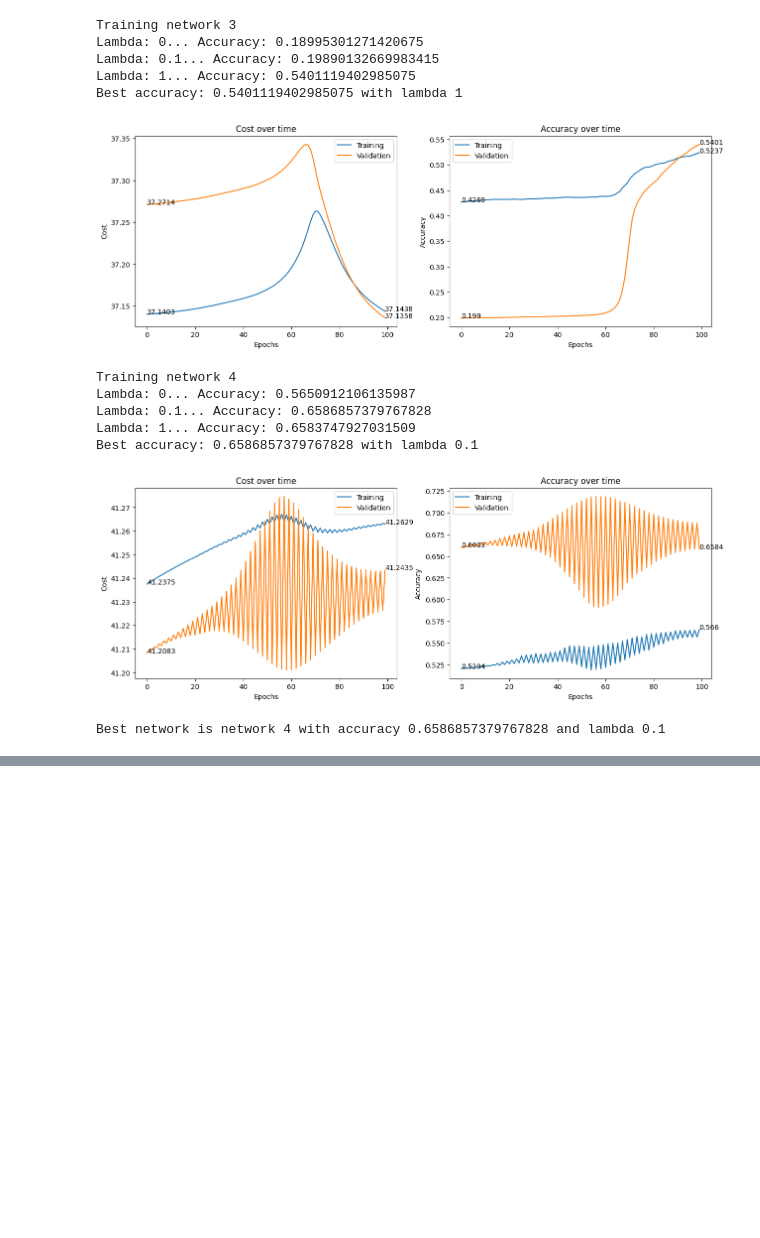
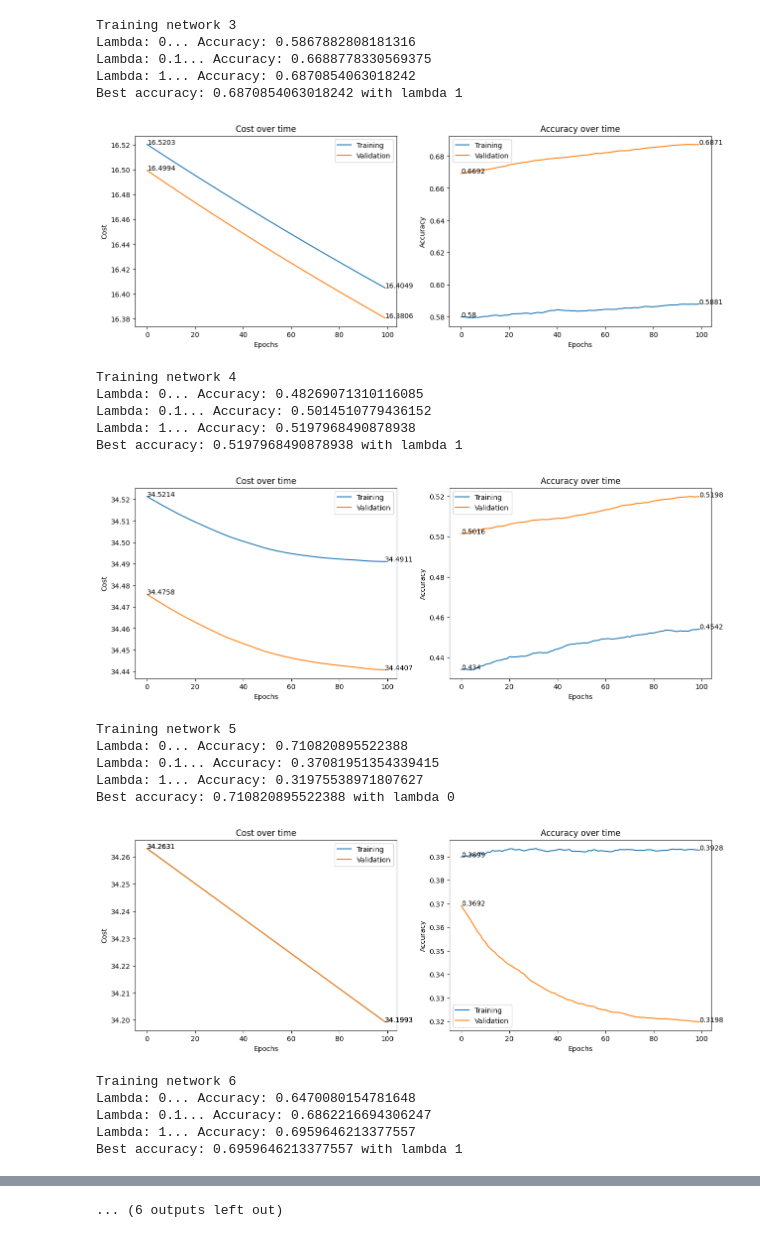
Before and after one commit to Gaurang-1402/Machine-Learning-final-project, a Jupyter notebook: remi/NeuralNetwork.ipynb, the cells around one changed output, grey strips where cells are left out. Saved outputs shown, nothing was run; the diff lists cells and outputs as text; code cells hidden in the pictures; blank space fills up the shorter version.

Commit message:
Modified neural net code slightly and set final input transformations

```diff
--- a/remi/NeuralNetwork.ipynb
+++ b/remi/NeuralNetwork.ipynb
@@ -47,10 +47,18 @@ class ActivationReLU:
 
     def f_prime(self, x):
         return np.where(x > 0, 1, 0)
+
+class ActivationTanh:
+    def f(self, x):
+        return np.tanh(x)
+
+    def f_prime(self, x):
+        return 1 - np.tanh(x) ** 2
 # %%
 class NeuralNetwork:
-    def __init__(self, layers):
+    def __init__(self, layers, learningRate):
         self.layers = layers
+        self.learningRate = learningRate
         self.cost_over_time_training = None
         self.accuracy_over_time_training = None
         self.cost_over_time_validation = None
@@ -86,7 +94,7 @@ class NeuralNetwork:
         y_vals = np.argmax(y, axis=1)
         return np.mean(predictions == y_vals)
 
-    def train(self, X, y, learningRate, epochs, lam, X_val=None, y_val=None):
+    def train(self, X, y, epochs, lam, X_val=None, y_val=None):
         self.cost_over_time_training = []
         self.accuracy_over_time_training = []
         if X_val is not None and y_val is not None:
@@ -95,7 +103,7 @@ class NeuralNetwork:
         for _ in range(epochs):
             self.forward(X)
             self.backward(y)
-            self.update(learningRate, lam)
+            self.update(self.learningRate, lam)
             self.cost_over_time_training.append(self.cost(y, lam))
             self.accuracy_over_time_training.append(self.accuracy(X, y))
             if X_val is not None and y_val is not None:
@@ -176,7 +184,7 @@ class NeuralNetwork:
             print("Bias:\n", layer.b)
             print()
 # %%
-def BuildNetwork(structure, activation_function, initialization=np.zeros):
+def BuildNetwork(structure, activation_function, initialization=np.zeros, learning_rate=0.1):
     layers = []
     for i in range(len(structure)-2):
         layers.append(HiddenLayer(
@@ -190,7 +198,7 @@ def BuildNetwork(structure, activation_function, initialization=np.zeros):
         activation_function
     ))
 
-    return NeuralNetwork(layers)
+    return NeuralNetwork(layers, learning_rate)
 
 def ZerosInitialization(m, n):
     return np.zeros((m, n))
@@ -294,12 +266,12 @@ y_val: (28944, 3)
 # %%
-def TrainNetworks(networks, learning_rate, epochs, lams=[0, 0.0001, 0.001, 0.01, 0.1, 1, 10, 100, 1000, 10000]):
+def TrainNetworks(networks, epochs, lams=[0, 0.0001, 0.001, 0.01, 0.1, 1, 10, 100, 1000, 10000]):
     network_best_accuracy = [0 for _ in networks]
     network_best_lambda = [0 for _ in networks]
     for i, network in enumerate(networks):
         print("Training network", i+1)
         for lam in lams:
             print("Lambda:", lam, end="... ")
-            network.train(X_train, y_train, learning_rate, epochs, lam, X_val, y_val)
+            network.train(X_train, y_train, epochs, lam, X_val, y_val)
             acc = network.accuracy(X_val, y_val)
             print("Accuracy:", acc)
             if acc > network_best_accuracy[i]:
@@ -312,12 +284,16 @@ def TrainNetworks(networks, learning_rate, epochs, lams=[0, 0.0001, 0.001, 0.01,
     print("Best network is network", best_network_index+1, "with accuracy", network_best_accuracy[best_network_index], "and lambda", network_best_lambda[best_network_index])
     return networks[best_network_index]
 # %%
-network = TrainNetworks([
-    BuildNetwork([42, 30, 3], ActivationReLU(), NormalInitialization),
-    BuildNetwork([42, 30, 15, 3], ActivationReLU(), NormalInitialization),
-    BuildNetwork([42, 30, 15, 15, 3], ActivationReLU(), NormalInitialization),
-    BuildNetwork([42, 30, 15, 15, 15, 3], ActivationReLU(), NormalInitialization),
-], 0.00001, 100
-, lams=[0, 0.1, 1])
+layers = [[42, 30, 3], [42, 30, 15, 15, 3], [42, 30, 15, 15, 15, 3], [42, 30, 15, 15, 15, 15, 3]]
+activations = [ActivationReLU(), ActivationSigmoid(), ActivationTanh()]
+initializations = [NormalInitialization]
+
+networks = []
+for layer in layers:
+    for activation in activations:
+        for initialization in initializations:
+            networks.append(BuildNetwork(layer, activation, initialization, 0.00001))
+
+network = TrainNetworks(networks, 100, lams=[0, 0.1, 1])
 # %% [output]
 Training network 1
@@ -335,13 +311,23 @@ Best accuracy: 0.6316680486456606 with lambda 1
 Training network 3
-Lambda: 0... Accuracy: 0.18995301271420675
-Lambda: 0.1... Accuracy: 0.19890132669983415
-Lambda: 1... Accuracy: 0.5401119402985075
-Best accuracy: 0.5401119402985075 with lambda 1
+Lambda: 0... Accuracy: 0.5867882808181316
+Lambda: 0.1... Accuracy: 0.6688778330569375
+Lambda: 1... Accuracy: 0.6870854063018242
+Best accuracy: 0.6870854063018242 with lambda 1
-[figure, old version]
+[figure, new version]
 Training network 4
-Lambda: 0... Accuracy: 0.5650912106135987
-Lambda: 0.1... Accuracy: 0.6586857379767828
-Lambda: 1... Accuracy: 0.6583747927031509
-Best accuracy: 0.6586857379767828 with lambda 0.1
+Lambda: 0... Accuracy: 0.48269071310116085
+Lambda: 0.1... Accuracy: 0.5014510779436152
+Lambda: 1... Accuracy: 0.5197968490878938
+Best accuracy: 0.5197968490878938 with lambda 1
-[figure, old version]
+[figure, new version]
-Best network is network 4 with accuracy 0.6586857379767828 and lambda 0.1
+Training network 5
+Lambda: 0... Accuracy: 0.710820895522388
+Lambda: 0.1... Accuracy: 0.37081951354339415
+Lambda: 1... Accuracy: 0.31975538971807627
+Best accuracy: 0.710820895522388 with lambda 0
+[figure, added]
+Training network 6
+Lambda: 0... Accuracy: 0.6470080154781648
+Lambda: 0.1... Accuracy: 0.6862216694306247
+Lambda: 1... Accuracy: 0.6959646213377557
+Best accuracy: 0.6959646213377557 with lambda 1
@@ -347,0 +335 @@ Best network is network 4 with accuracy 0.6586857379767828 and lambda 0.1
+... (6 outputs left out)
```
Also changed, not shown: parts of 3 cells of this notebook.
